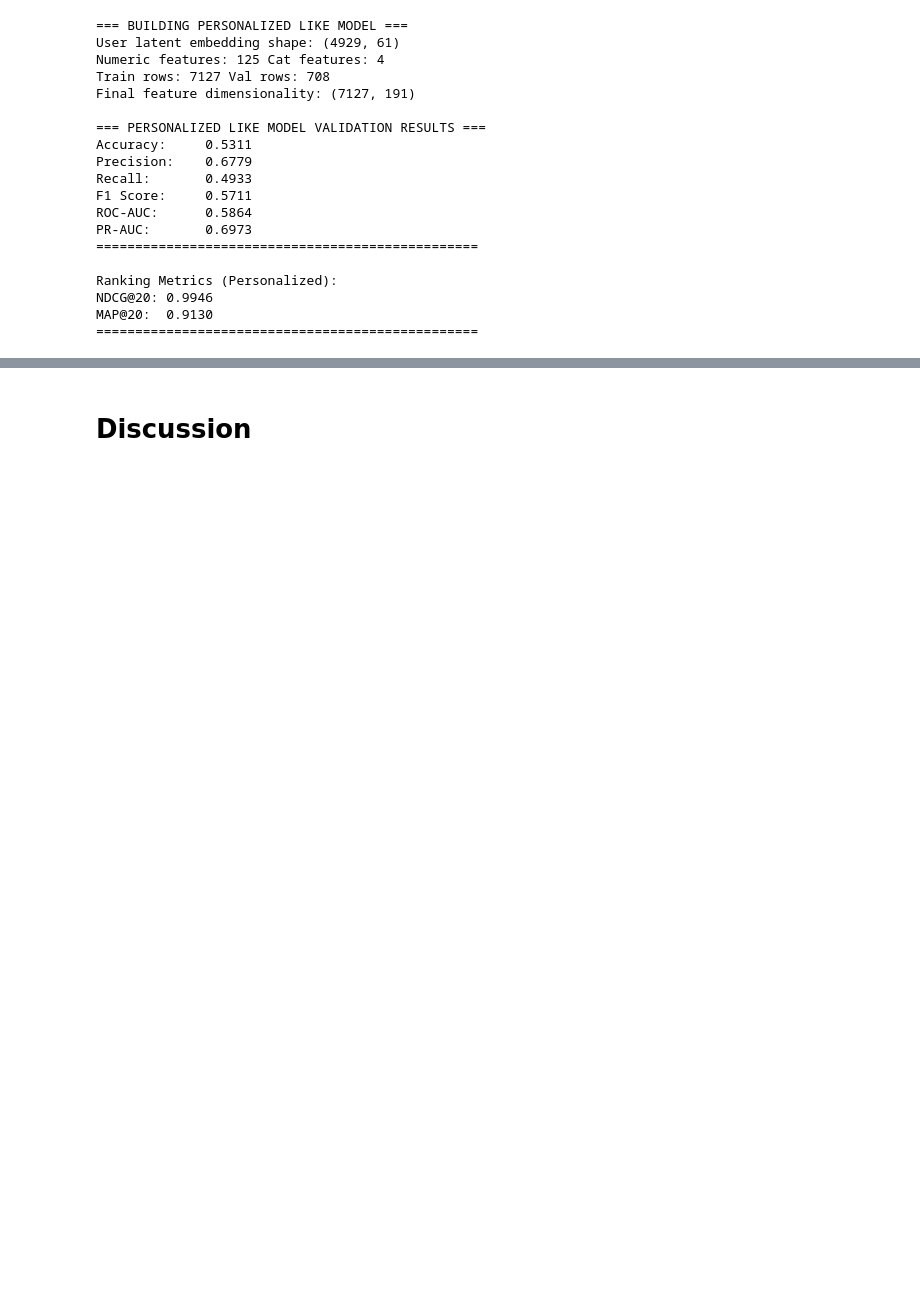
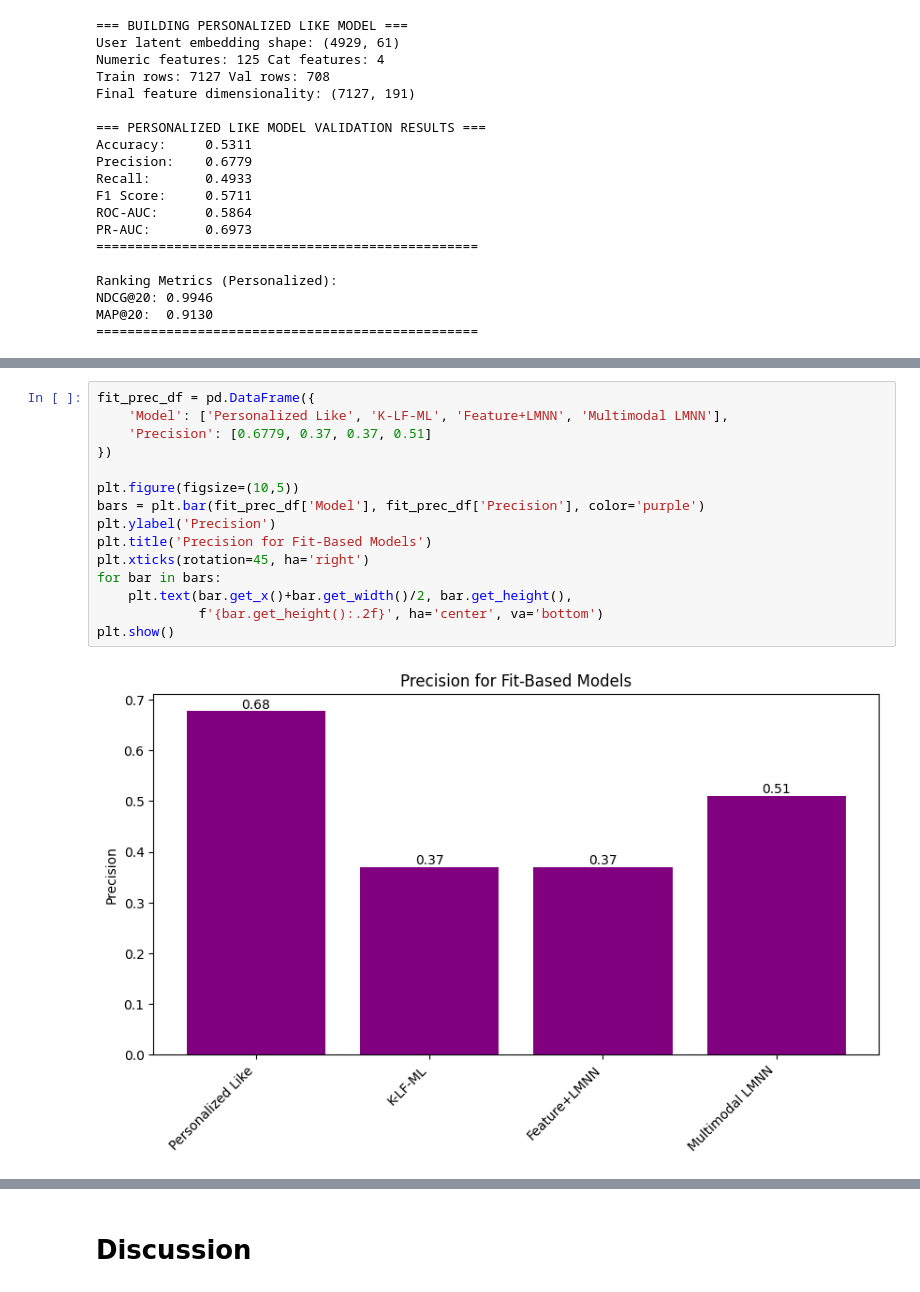
Before and after one commit to kpacker77/CSE158_Assign2, a Jupyter notebook: Assignment2.ipynb, the cells around one changed output, grey strips where cells are left out. Saved outputs shown, nothing was run; the diff lists cells and outputs as text; blank space fills up the shorter version.

```diff
--- a/Assignment2.ipynb
+++ b/Assignment2.ipynb
@@ -2311,0 +2355,17 @@ MAP@20:  0.9130
+# %%
+fit_prec_df = pd.DataFrame({
+    'Model': ['Personalized Like', 'K-LF-ML', 'Feature+LMNN', 'Multimodal LMNN'],
+    'Precision': [0.6779, 0.37, 0.37, 0.51]
+})
+
+plt.figure(figsize=(10,5))
+bars = plt.bar(fit_prec_df['Model'], fit_prec_df['Precision'], color='purple')
+plt.ylabel('Precision')
+plt.title('Precision for Fit-Based Models')
+plt.xticks(rotation=45, ha='right')
+for bar in bars:
+    plt.text(bar.get_x()+bar.get_width()/2, bar.get_height(),
+             f'{bar.get_height():.2f}', ha='center', va='bottom')
+plt.show()
+# %% [output]
+[figure, added]
```
Also changed, not shown: parts of 16 cells of this notebook.
